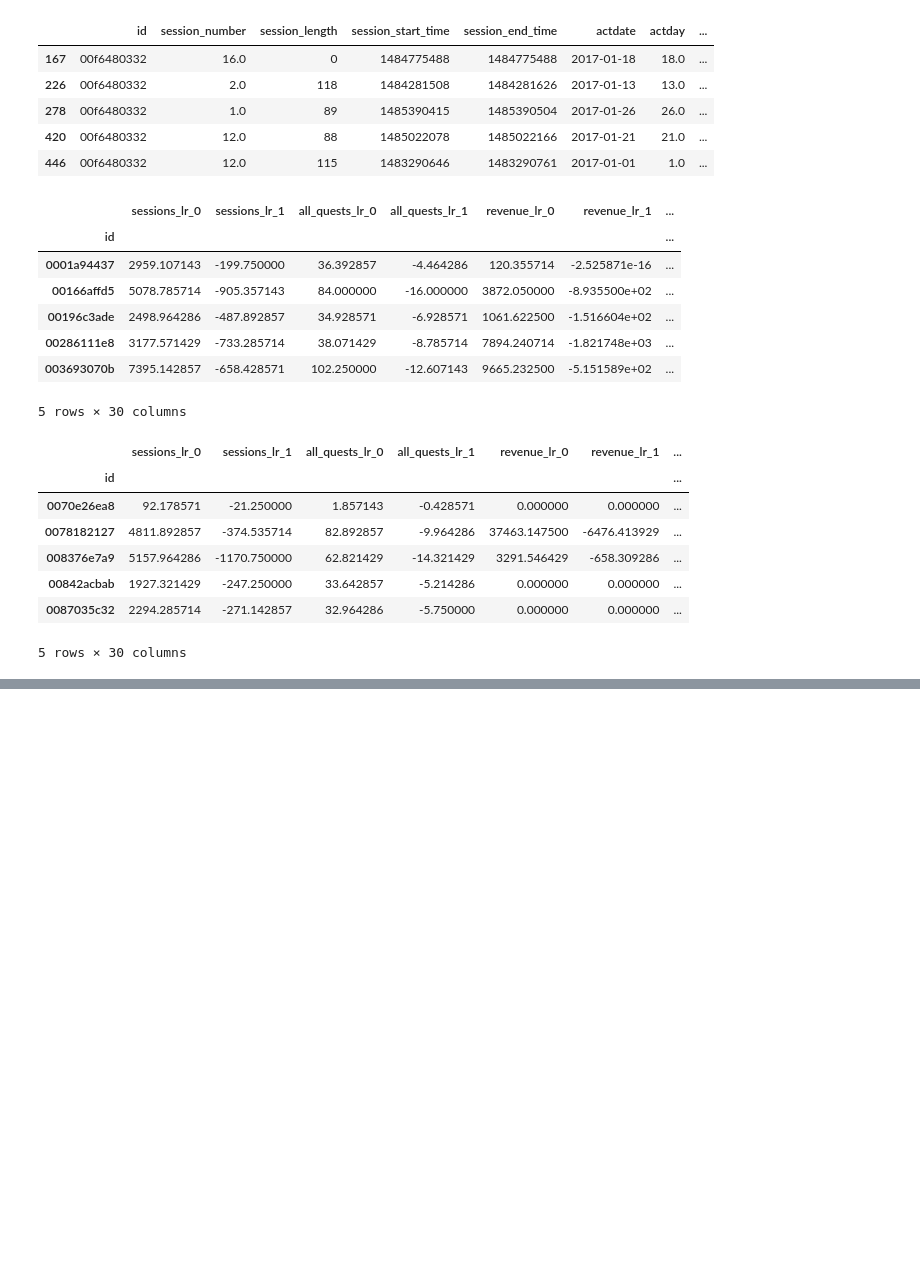
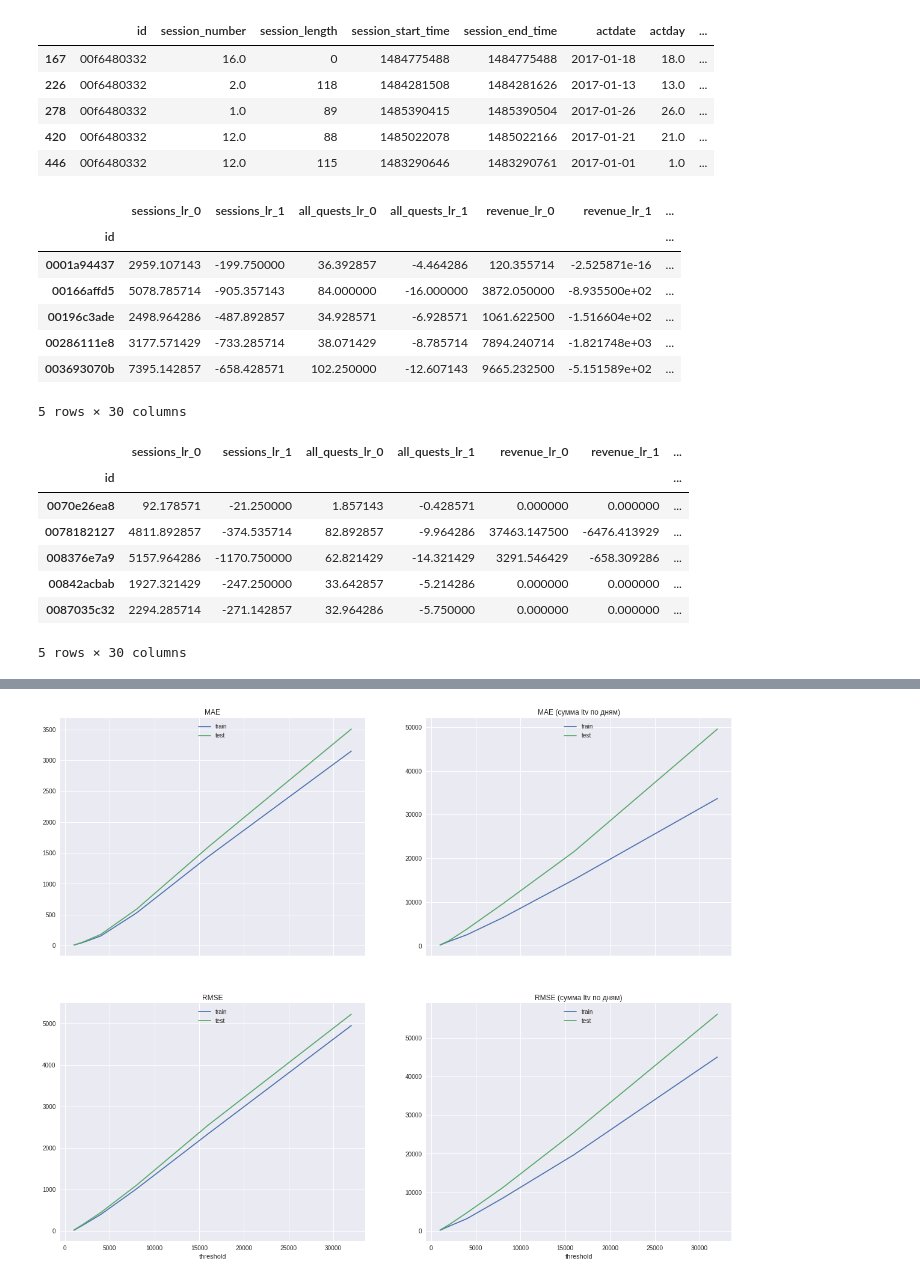
Before and after one commit to PominovaMS/webgames-practice, a Jupyter notebook: ltv30 prediction for payers.ipynb, the cells around one changed output, grey strips where cells are left out. Cells and saved outputs as stored; diff of their text form; code cells hidden in the pictures; blank space fills up the shorter version.

```diff
--- a/ltv30 prediction for payers.ipynb
+++ b/ltv30 prediction for payers.ipynb
@@ -440,18 +394,6 @@ plt.plot(np.sort(y[y < 100000]))
 # %%
-print(X1.shape, X1_test.shape)
-y1 = y.copy()
-y1_test = y_test.copy()
-
-# исключение выбросов (ограничение ltv сверху)
-t = 30000
-X1 = X1[y1 < t]
-y1 = y1[y1 < t]
-X1_test = X1_test[y1_test < t]
-y1_test = y1_test[y1_test < t]
-
 # исключение игроков, которые не платили в течение первой недели
 X1 = X1[payers_revenue_ts.iloc[:, :7].sum(axis=1) != 0]
 y1 = y1[payers_revenue_ts.iloc[:, :7].sum(axis=1) != 0]
 X1_test = X1_test[payers_revenue_ts_test.iloc[:, :7].sum(axis=1) != 0]
 y1_test = y1_test[payers_revenue_ts_test.iloc[:, :7].sum(axis=1) != 0]
-print(X1.shape, X1_test.shape)
@@ -564,0 +400,5 @@ RMSE 4120.74525352 4158.2363401
+# %%
+# ограничение ltv сверху
+t = 4000
+y1[y1 > t] = t
+y1_test[y1_test > t] = t
@@ -564,0 +639,71 @@ RMSE 4120.74525352 4158.2363401
+# %%
+thresholds = np.array([1000 * (2 ** i) for i in range(6)])
+mae_train = np.zeros_like(thresholds)
+mae_test = np.zeros_like(thresholds)
+rmse_train = np.zeros_like(thresholds)
+rmse_test = np.zeros_like(thresholds)
+
+mae_train_sum = np.zeros_like(thresholds)
+mae_test_sum = np.zeros_like(thresholds)
+rmse_train_sum = np.zeros_like(thresholds)
+rmse_test_sum = np.zeros_like(thresholds)
+
+ss = StandardScaler()
+est = ExtraTreesRegressor(n_estimators=50, max_depth=8, bootstrap=True)
+std_est = Pipeline([("std_scaler", ss), ("estimator", est)])
+
+for i in range(thresholds.size):
+    y1 = y.copy()
+    y1_test = y_test.copy()
+    # ограничение ltv cверху
+    t = thresholds[i]
+    y1[y1 > t] = t
+    y1_test[y1_test > t] = t
+    # исключение игроков, которые не платили в течение первой недели
+    X1 = X1[payers_revenue_ts.iloc[:, :7].sum(axis=1) != 0]
+    y1 = y1[payers_revenue_ts.iloc[:, :7].sum(axis=1) != 0]
+    X1_test = X1_test[payers_revenue_ts_test.iloc[:, :7].sum(axis=1) != 0]
+    y1_test = y1_test[payers_revenue_ts_test.iloc[:, :7].sum(axis=1) != 0]
+
+    std_est, y_pred, y_pred_test = train_model(X=X1, y=y1, X_test=X1_test, y_test=y1_test, model=std_est)
+
+    Y = y1.to_frame().join(payers_regday.to_frame())
+    Y["pred"] = y_pred
+    Y_test = y1_test.to_frame().join(payers_regday_test.to_frame())
+    Y_test["pred"] = y_pred_test
+
+    mae_train[i] = mean_absolute_error(Y.revenue, Y.pred)
+    mae_test[i] = mean_absolute_error(Y_test.revenue, Y_test.pred)
+    rmse_train[i] = rmse(Y.revenue, Y.pred)
+    rmse_test[i] = rmse(Y_test.revenue, Y_test.pred)
+
+    Y = Y.groupby("regday").sum()
+    Y_test = Y_test.groupby("regday").sum()
+
+    mae_train_sum[i] = mean_absolute_error(Y.revenue, Y.pred)
+    mae_test_sum[i] = mean_absolute_error(Y_test.revenue, Y_test.pred)
+    rmse_train_sum[i] = rmse(Y.revenue, Y.pred)
+    rmse_test_sum[i] = rmse(Y_test.revenue, Y_test.pred)
+
+f, axes = plt.subplots(2, 2, figsize=(20, 16), sharex='col', sharey=False)
+axes[0, 0].plot(thresholds, mae_train, label='train')
+axes[0, 0].plot(thresholds, mae_test, label='test')
+axes[0, 0].set_title("MAE")
+axes[0, 0].legend(loc='upper center', shadow=True)
+axes[1, 0].plot(thresholds, rmse_train, label='train')
+axes[1, 0].plot(thresholds, rmse_test, label='test')
+axes[1, 0].legend(loc='upper center', shadow=True)
+axes[1, 0].set_title("RMSE")
+axes[1, 0].set_xlabel("threshold")
+axes[0, 1].plot(thresholds, mae_train_sum, label='train')
+axes[0, 1].plot(thresholds, mae_test_sum, label='test')
+axes[0, 1].set_title("MAE (сумма ltv по дням)")
+axes[0, 1].legend(loc='upper center', shadow=True)
+axes[1, 1].plot(thresholds, rmse_train_sum, label='train')
+axes[1, 1].plot(thresholds, rmse_test_sum, label='test')
+axes[1, 1].set_title("RMSE (сумма ltv по дням)")
+axes[1, 1].legend(loc='upper center', shadow=True)
+axes[1, 1].set_xlabel("threshold")
+plt.show()
+# %% [output]
+[figure, added]
```
Also changed, not shown: parts of 30 cells of this notebook.
